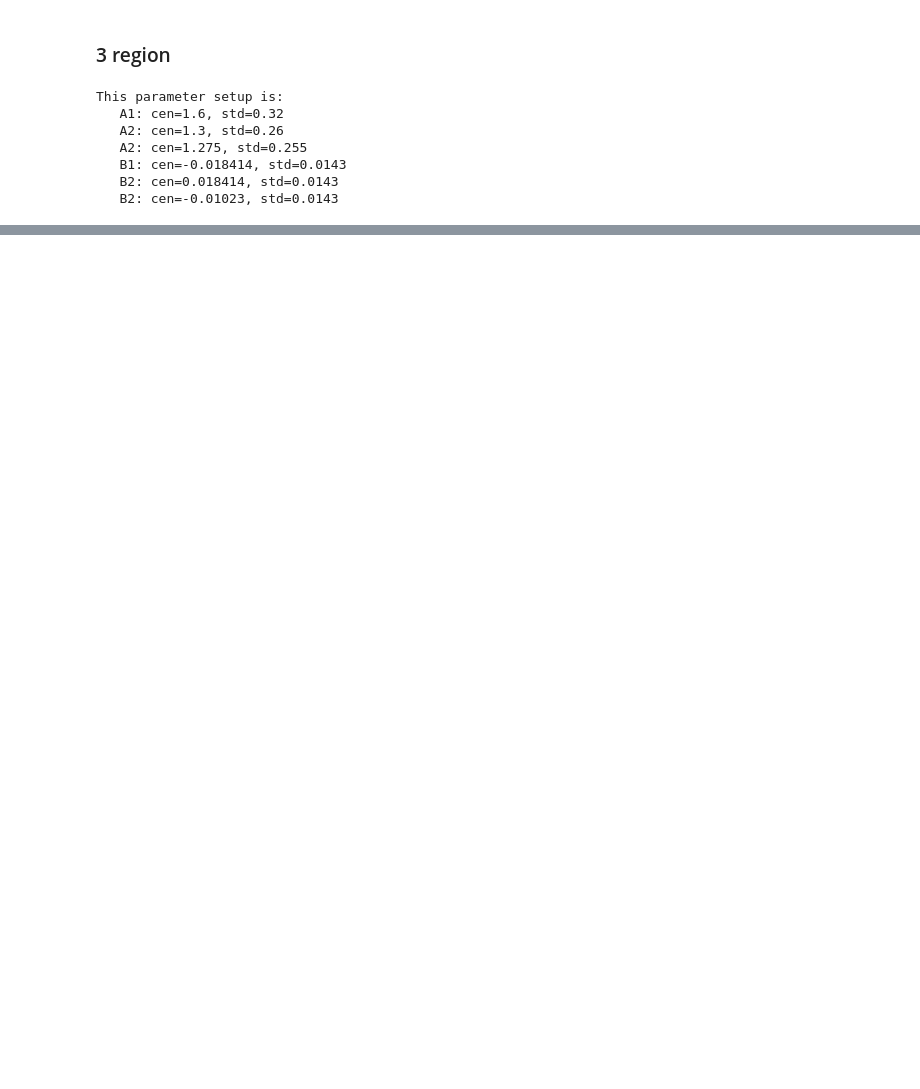
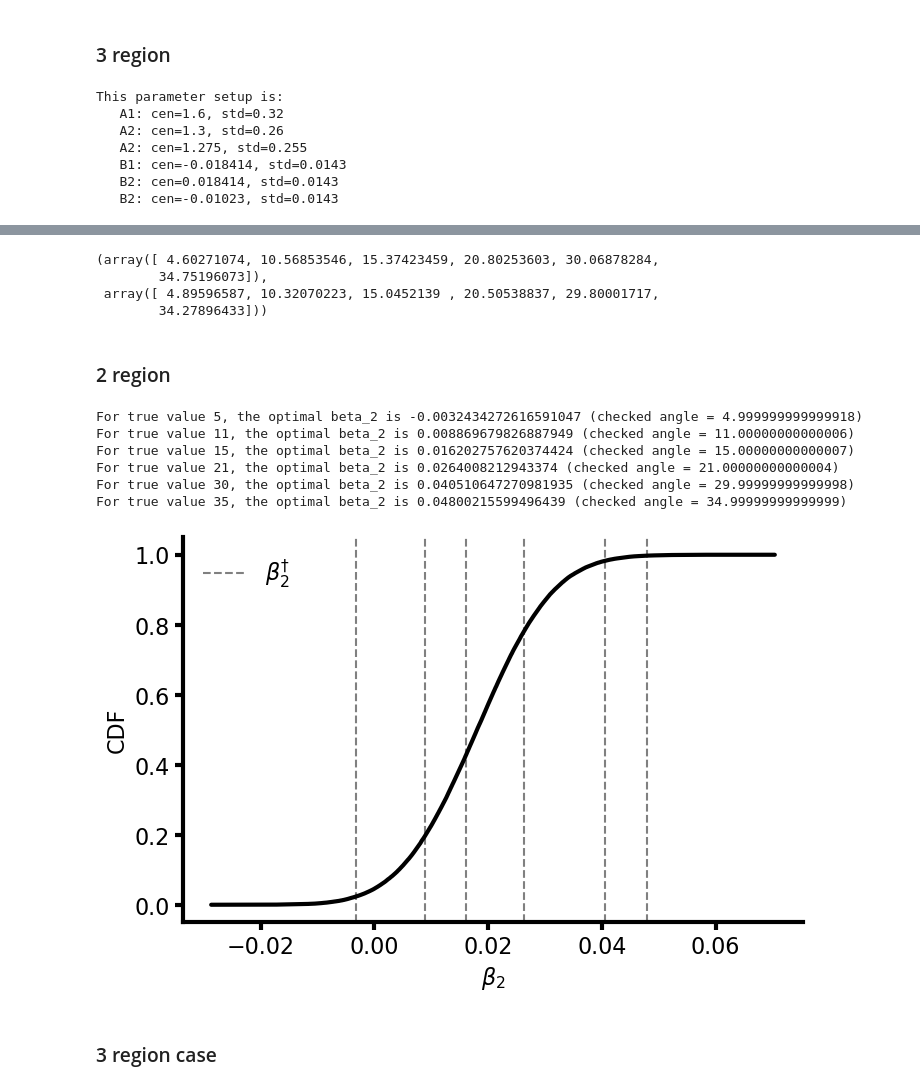
Before and after one commit to adam-bauer-34/learning_sai, a Jupyter notebook: cal/theta_prior.ipynb, the cells around one changed output, grey strips where cells are left out. Saved outputs shown, nothing was run; the diff lists cells and outputs as text; code cells hidden in the pictures; blank space fills up the shorter version.

```diff
--- a/cal/theta_prior.ipynb
+++ b/cal/theta_prior.ipynb
@@ -354,0 +362,12 @@ plt.show()
+# %%
+theta_truth_r2, theta_truth_r3
+# %% [output]
+(array([ 4.60271074, 10.56853546, 15.37423459, 20.80253603, 30.06878284,
+        34.75196073]),
+ array([ 4.89596587, 10.32070223, 15.0452139 , 20.50538837, 29.80001717,
+        34.27896433]))
+# %%
+theta_truth_r2 = [5, 11, 15, 21, 30, 35]
+theta_truth_r3 = [5, 11, 15, 21, 30, 35]
+# %% [markdown]
+### 2 region
@@ -354,0 +398,50 @@ plt.show()
+# %%
+for theta_tr, b2 in zip(theta_truth_r2, b2s):
+    check = get_angle_r2(Prior_r2.ALPHA_CEN[0],
+                        Prior_r2.ALPHA_CEN[1],
+                        Prior_r2.BETA_CEN[0],
+                        b2,
+                        Prior_r2.L_CEN,
+                        Prior_r2.G_CEN,
+                        Prior_r2.EPS_CEN)
+    print(f"For true value {theta_tr}, the optimal beta_2 is {b2} (checked angle = {check[0]})")
+# %% [output]
+For true value 5, the optimal beta_2 is -0.0032434272616591047 (checked angle = 4.999999999999918)
+For true value 11, the optimal beta_2 is 0.008869679826887949 (checked angle = 11.00000000000006)
+For true value 15, the optimal beta_2 is 0.016202757620374424 (checked angle = 15.00000000000007)
+For true value 21, the optimal beta_2 is 0.0264008212943374 (checked angle = 21.00000000000004)
+For true value 30, the optimal beta_2 is 0.040510647270981935 (checked angle = 29.99999999999998)
+For true value 35, the optimal beta_2 is 0.04800215599496439 (checked angle = 34.99999999999999)
+# %%
+import numpy as np
+import matplotlib.pyplot as plt
+
+# Sort samples and compute empirical CDF
+B2s_r2 = np.random.normal(loc=Prior_r2.BETA_CEN[1] * MED_ADJ, scale=Prior_r2.BETA_STD[1] * UNC_ADJ, size=N_SAMPLES)
+
+x = np.sort(B2s_r2)
+cdf = np.arange(1, len(x) + 1) / len(x)
+
+fig, ax = plt.subplots(figsize=(8, 5))
+
+# Empirical CDF
+ax.plot(x, cdf, lw=3, zorder=100)
+
+# Vertical lines for b2s
+for i, b in enumerate(np.atleast_1d(b2s)):
+    ax.axvline(
+        b,
+        linestyle="--",
+        lw=1.5,
+        label=r"$\beta^{\dagger}_{2}$" if i == 0 else None,
+        color='grey'
+    )
+
+ax.set_xlabel(r"$\beta_2$")
+ax.set_ylabel("CDF")
+ax.legend()
+plt.show()
+# %% [output]
+[figure, added]
+# %% [markdown]
+### 3 region case
```
Also changed, not shown: parts of 13 cells of this notebook, 4 other files.
